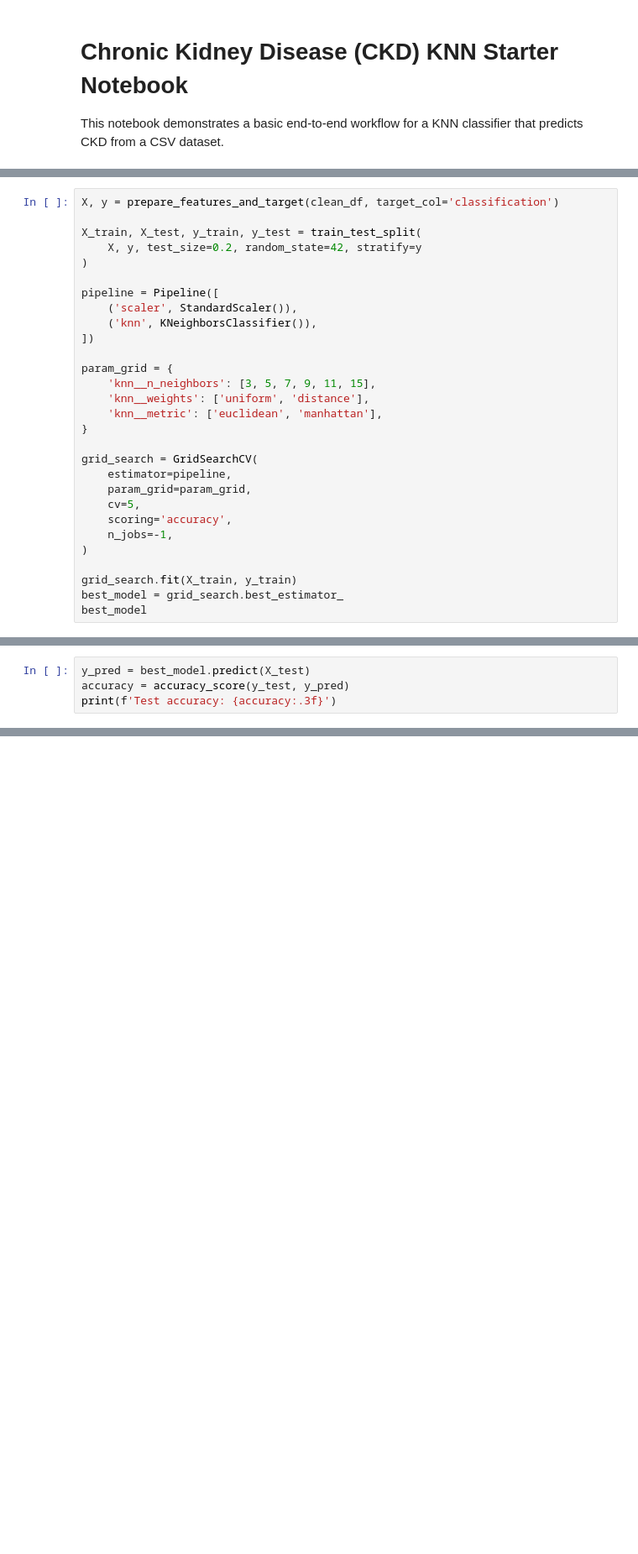
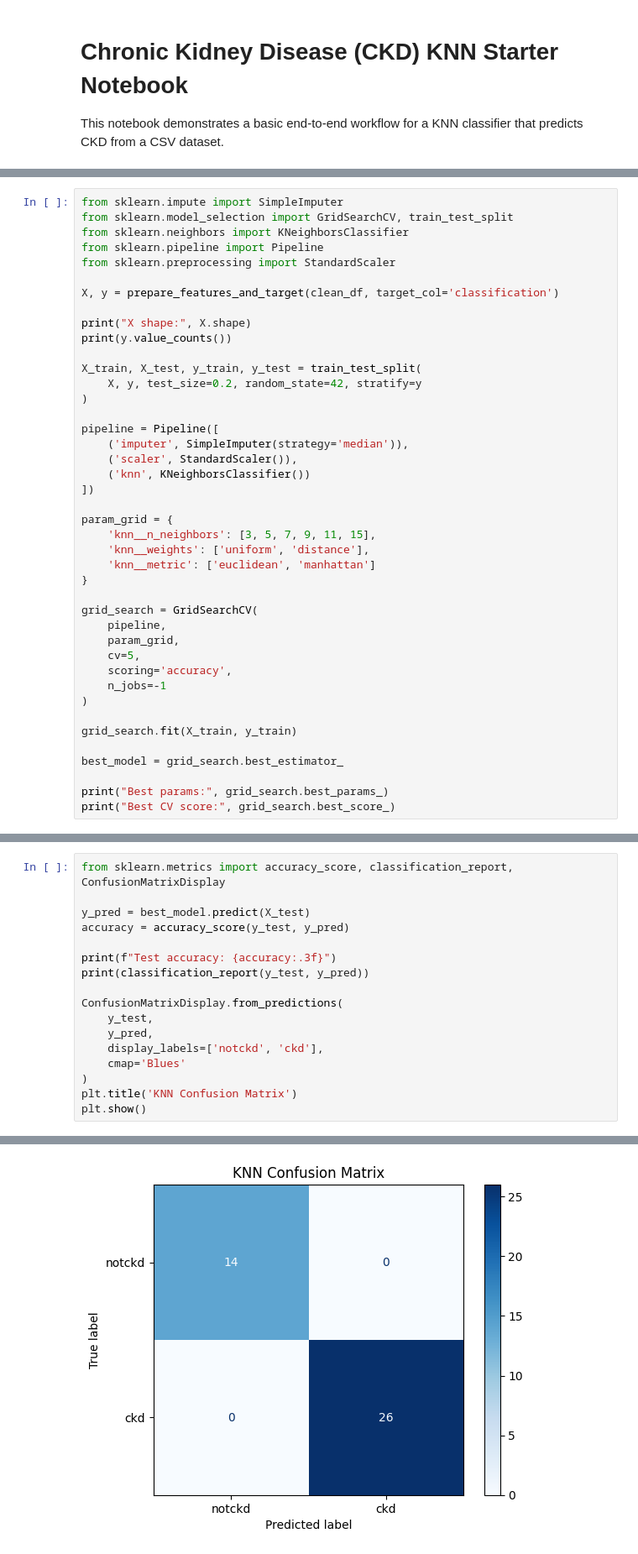
Before and after one commit to bartolia/ckd-knn-classifier-bartolia, a Jupyter notebook: notebooks/ckd_knn_starter.ipynb, the cells around one changed output, grey strips where cells are left out. Shown at 84% size. Saved outputs shown, nothing was run; the diff lists cells and outputs as text; blank space fills up the shorter version.

Commit message:
All needed changes made to starter notebook and preprocessing script to make fully functional

```diff
--- a/notebooks/ckd_knn_starter.ipynb
+++ b/notebooks/ckd_knn_starter.ipynb
@@ -34,29 +84,42 @@ clean_df.isna().sum().sort_values(ascending=False).head(10)
 # %%
+from sklearn.impute import SimpleImputer
+from sklearn.model_selection import GridSearchCV, train_test_split
+from sklearn.neighbors import KNeighborsClassifier
+from sklearn.pipeline import Pipeline
+from sklearn.preprocessing import StandardScaler
+
 X, y = prepare_features_and_target(clean_df, target_col='classification')
+
+print("X shape:", X.shape)
+print(y.value_counts())
 
 X_train, X_test, y_train, y_test = train_test_split(
     X, y, test_size=0.2, random_state=42, stratify=y
 )
 
 pipeline = Pipeline([
+    ('imputer', SimpleImputer(strategy='median')),
     ('scaler', StandardScaler()),
-    ('knn', KNeighborsClassifier()),
+    ('knn', KNeighborsClassifier())
 ])
 
 param_grid = {
     'knn__n_neighbors': [3, 5, 7, 9, 11, 15],
     'knn__weights': ['uniform', 'distance'],
-    'knn__metric': ['euclidean', 'manhattan'],
+    'knn__metric': ['euclidean', 'manhattan']
 }
 
 grid_search = GridSearchCV(
-    estimator=pipeline,
-    param_grid=param_grid,
+    pipeline,
+    param_grid,
     cv=5,
     scoring='accuracy',
-    n_jobs=-1,
+    n_jobs=-1
 )
 
 grid_search.fit(X_train, y_train)
+
 best_model = grid_search.best_estimator_
-best_model
+
+print("Best params:", grid_search.best_params_)
+print("Best CV score:", grid_search.best_score_)
@@ -63,4 +134,18 @@ best_model
 # %%
+from sklearn.metrics import accuracy_score, classification_report, ConfusionMatrixDisplay
+
 y_pred = best_model.predict(X_test)
 accuracy = accuracy_score(y_test, y_pred)
-print(f'Test accuracy: {accuracy:.3f}')
+
+print(f"Test accuracy: {accuracy:.3f}")
+print(classification_report(y_test, y_pred))
+
+ConfusionMatrixDisplay.from_predictions(
+    y_test,
+    y_pred,
+    display_labels=['notckd', 'ckd'],
+    cmap='Blues'
+)
+plt.title('KNN Confusion Matrix')
+plt.show()
+# %% [output]
@@ -66,0 +161 @@ print(f'Test accuracy: {accuracy:.3f}')
+[figure, added]
```
Also changed, not shown: parts of 9 cells of this notebook, 3 other files.
